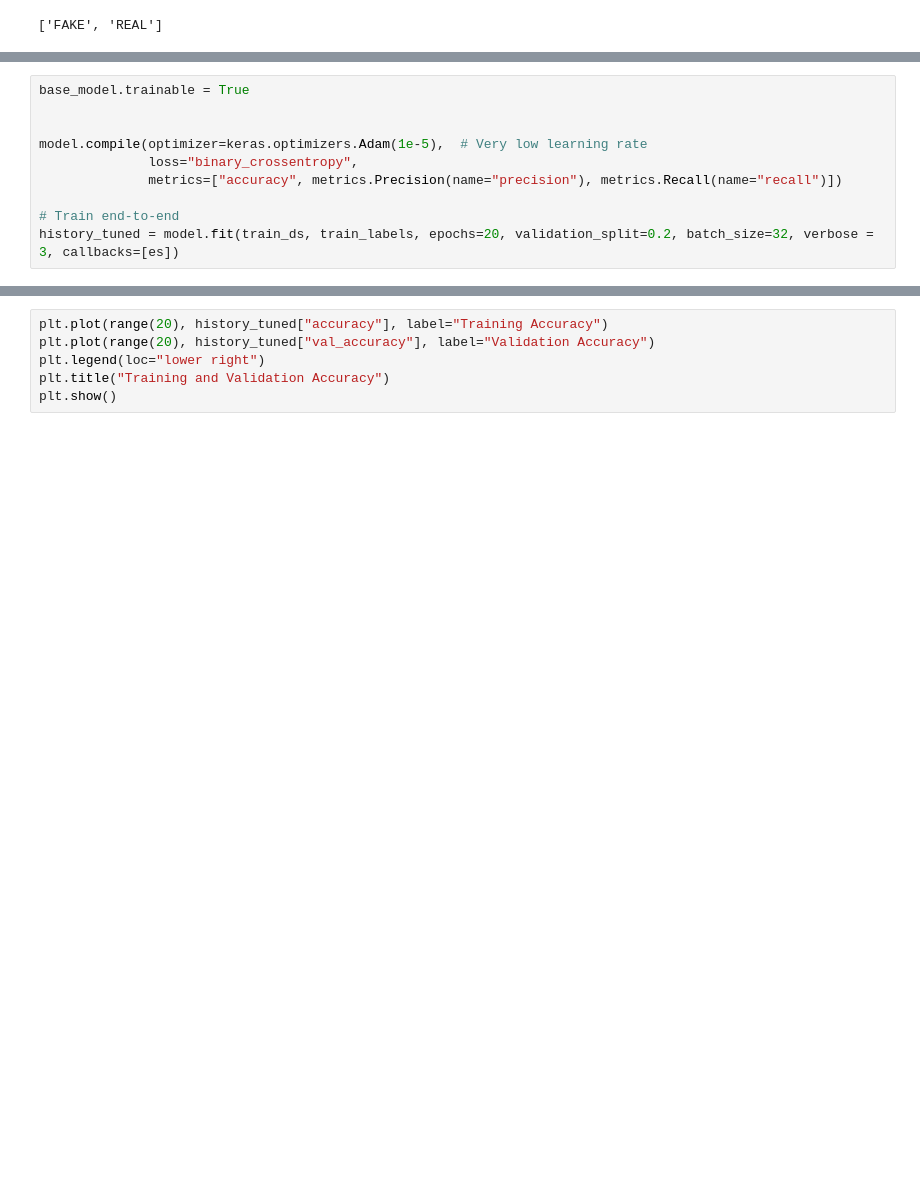
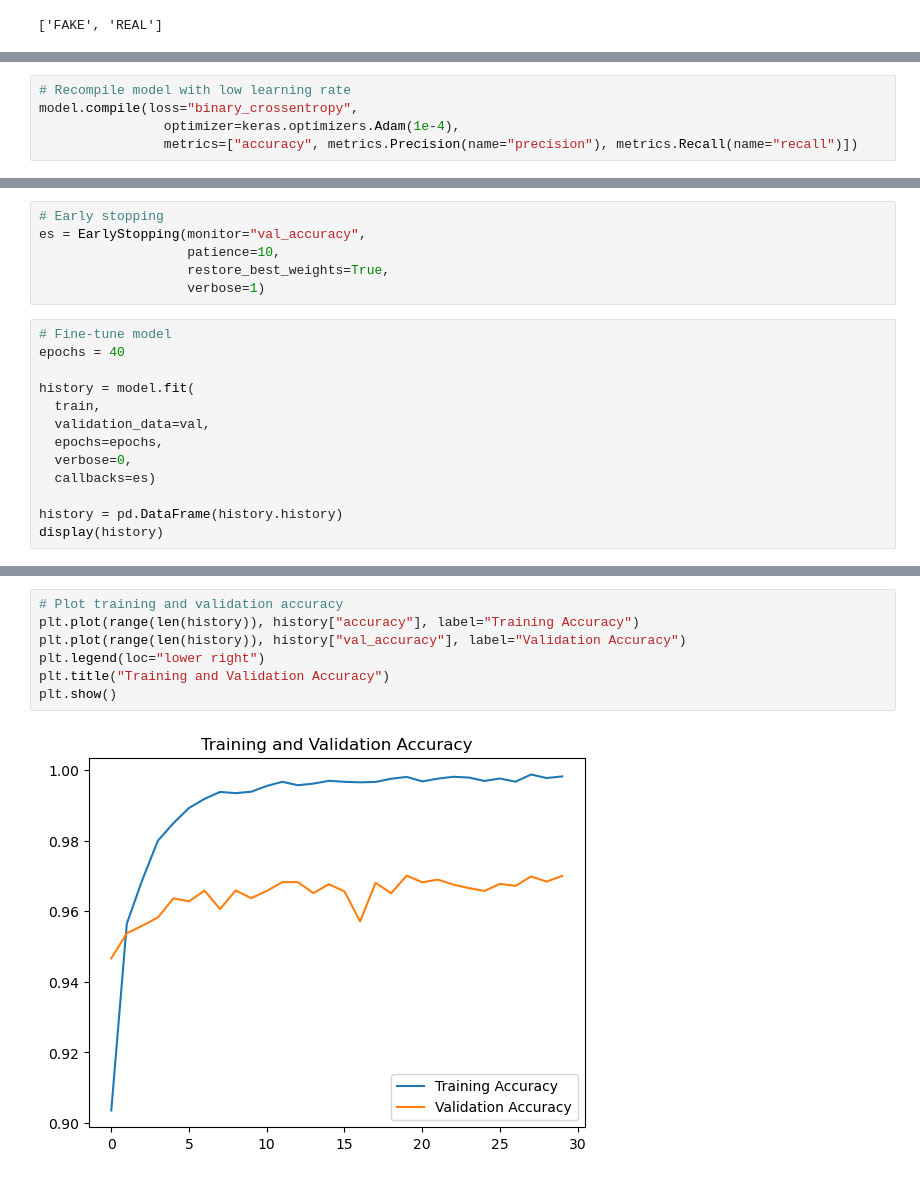
Before and after one commit to hsabraham28/mids_207_final_project, a Jupyter notebook: VGG.ipynb, the cells around one changed output, grey strips where cells are left out. Drawn from its saved outputs; the diff is of its cells as text; blank space fills up the shorter version.

```diff
--- a/VGG.ipynb
+++ b/VGG.ipynb
@@ -164,10 +153,5 @@ plt.show()
 # %%
-base_model.trainable = True
-
-
-model.compile(optimizer=keras.optimizers.Adam(1e-5),  # Very low learning rate
-              loss="binary_crossentropy",
-              metrics=["accuracy", metrics.Precision(name="precision"), metrics.Recall(name="recall")])
-
-# Train end-to-end
-history_tuned = model.fit(train_ds, train_labels, epochs=20, validation_split=0.2, batch_size=32, verbose = 3, callbacks=[es])
+# Recompile model with low learning rate
+model.compile(loss="binary_crossentropy",
+                optimizer=keras.optimizers.Adam(1e-4),
+                metrics=["accuracy", metrics.Precision(name="precision"), metrics.Recall(name="recall")])
@@ -176,0 +158,19 @@ display(history_tuned)
+# %%
+# Early stopping
+es = EarlyStopping(monitor="val_accuracy",
+                   patience=10,
+                   restore_best_weights=True,
+                   verbose=1)
+# %%
+# Fine-tune model
+epochs = 40
+
+history = model.fit(
+  train,
+  validation_data=val,
+  epochs=epochs,
+  verbose=0,
+  callbacks=es)
+
+history = pd.DataFrame(history.history)
+display(history)
@@ -177,7 +197,10 @@ display(history_tuned)
 # %%
-plt.plot(range(20), history_tuned["accuracy"], label="Training Accuracy")
-plt.plot(range(20), history_tuned["val_accuracy"], label="Validation Accuracy")
+# Plot training and validation accuracy
+plt.plot(range(len(history)), history["accuracy"], label="Training Accuracy")
+plt.plot(range(len(history)), history["val_accuracy"], label="Validation Accuracy")
 plt.legend(loc="lower right")
 plt.title("Training and Validation Accuracy")
 plt.show()
+# %% [output]
+[figure, added]
 # %%
```
Also changed, not shown: parts of 24 cells of this notebook.
